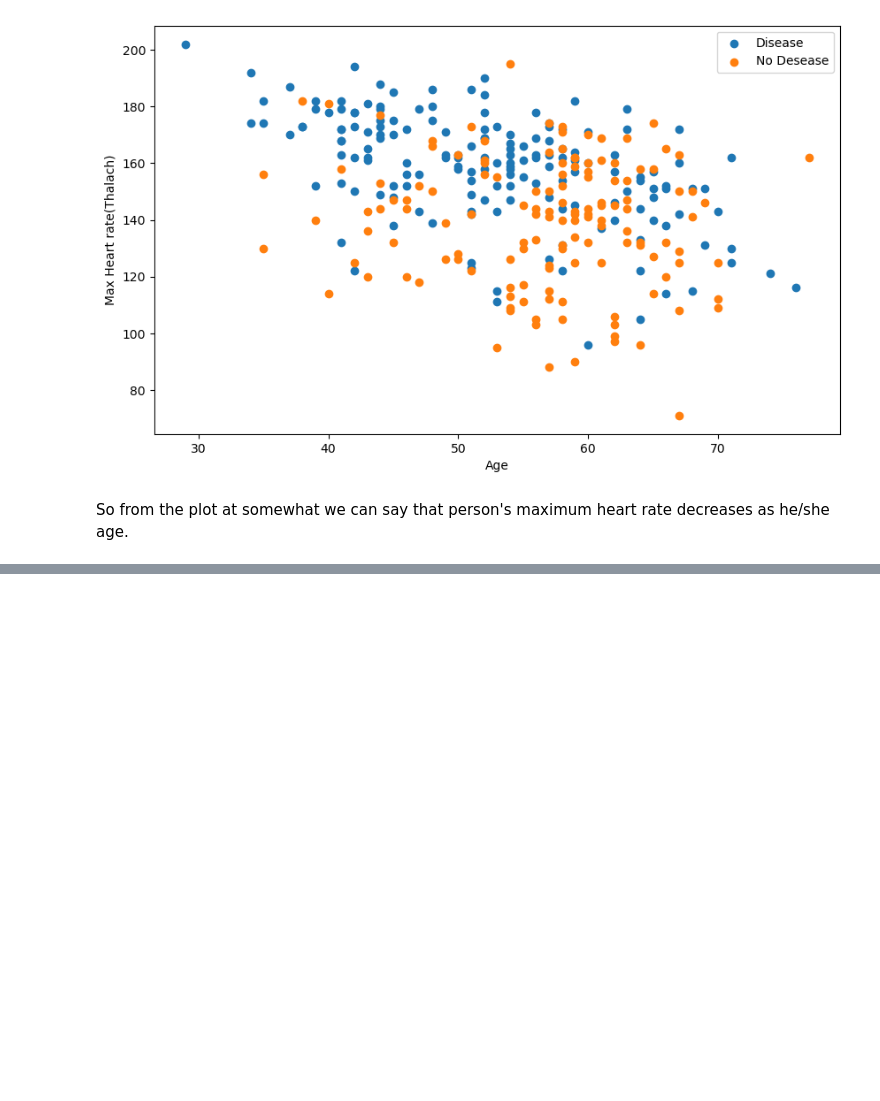
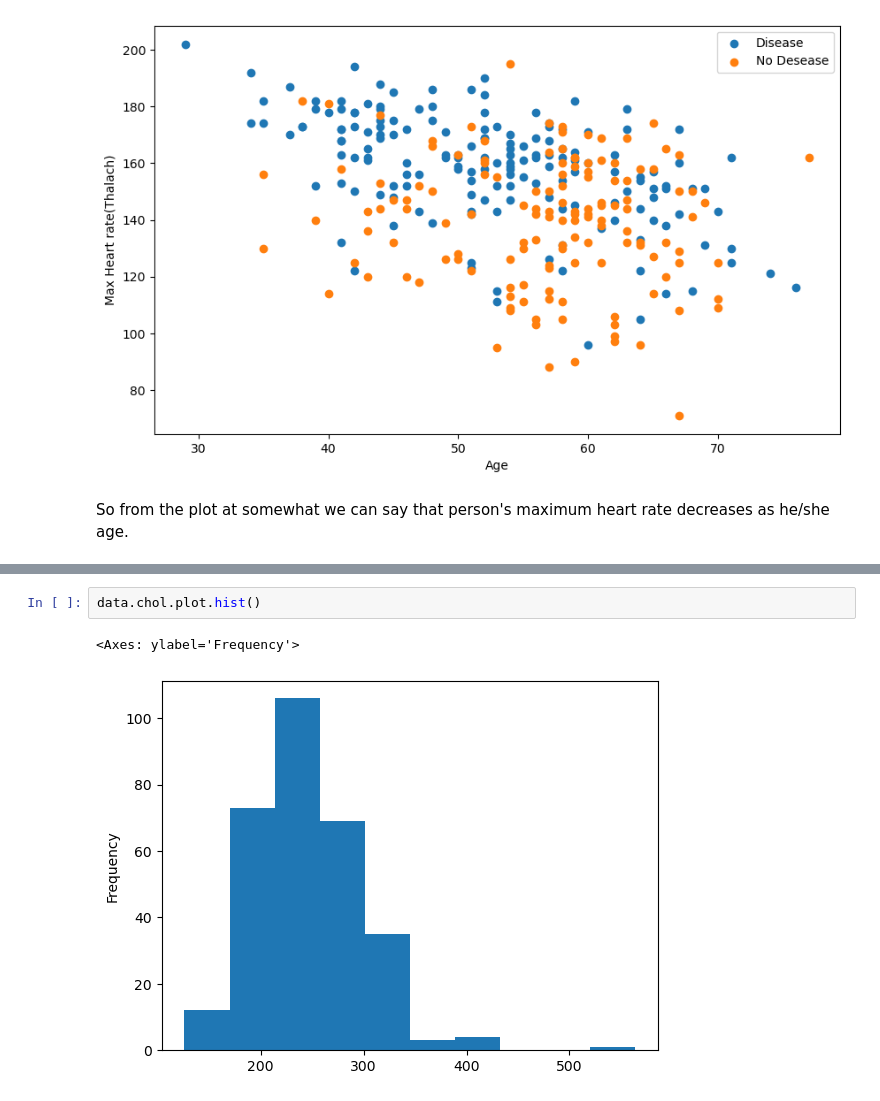
Before and after one commit to ShubhMPrajapati/heart-disease, a Jupyter notebook: main.ipynb, the cells around one changed output, grey strips where cells are left out. Cells and saved outputs as stored; diff of their text form; blank space fills up the shorter version.

```diff
--- a/main.ipynb
+++ b/main.ipynb
@@ -161,0 +178,5 @@ So from the plot at somewhat we can say that person's maximum heart rate decreas
+# %%
+data.chol.plot.hist()
+# %% [output]
+<Axes: ylabel='Frequency'>
+[figure, added]
```
Also changed, not shown: parts of 9 cells of this notebook.
